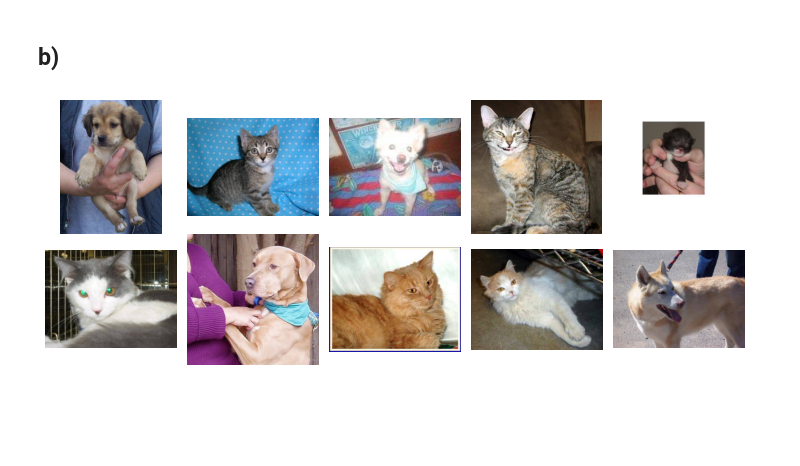
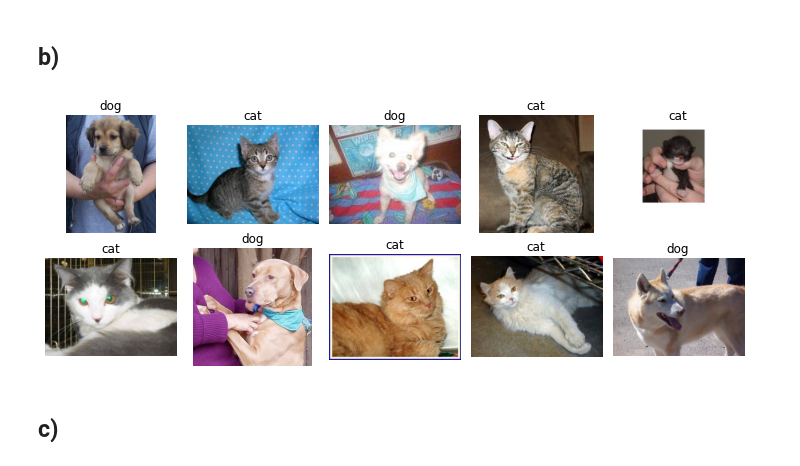
Before and after one commit to felix-tjernberg/ai21-deep-learning, a Jupyter notebook: lab/0_eda_and_filhandling.ipynb, the cells around one changed output. Saved outputs shown, nothing was run; the diff lists cells and outputs as text; code cells hidden in the pictures; blank space fills up the shorter version.

```diff
--- a/lab/0_eda_and_filhandling.ipynb
+++ b/lab/0_eda_and_filhandling.ipynb
@@ -9,15 +9,18 @@ import matplotlib.pyplot as plt
 ## b)
 # %%
 current_directory = os.path.abspath('')
-images = [plt.imread(file) for file in glob.glob(f'{current_directory}/original_dataset/train/train/*.jpg')]
+images = [(plt.imread(file), file.split('/')[-1].split('.')[0]) for file in glob.glob(f'{current_directory}/original_dataset/train/train/*.jpg')]
 # %%
 def plot_samples(data):
     fig, axes = plt.subplots(2, 5, figsize=(10, 4))
     for i, ax in enumerate(axes.flatten()):
-        ax.imshow(data[i], cmap = "gray")
+        ax.imshow(data[i][0], cmap = "gray")
+        ax.set_title(data[i][1])
         ax.axis("off")
     fig.tight_layout()
 
 plot_samples(images[:10])
 # %% [output]
-[figure, old version]
+[figure, new version]
+# %% [markdown]
+## c)
```
Also changed, not shown: parts of 1 cell of this notebook.
